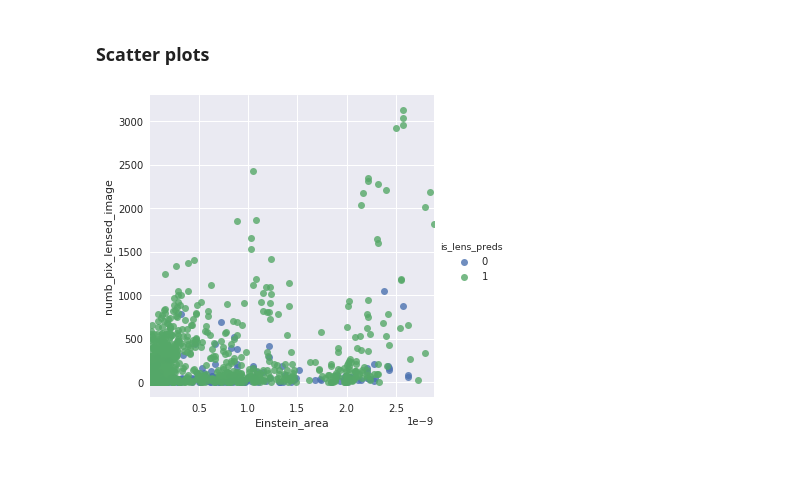
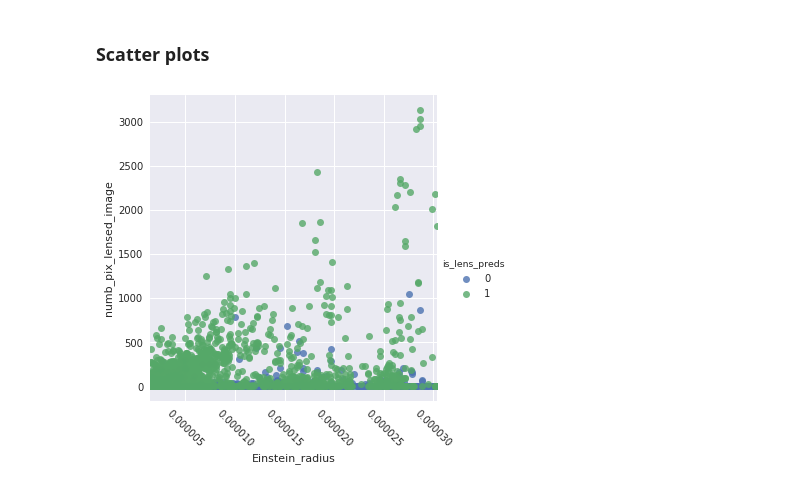
Before and after one commit to agoila/strong-lenses, a Jupyter notebook: Parameter Study.ipynb, the cells around one changed output. Cells and saved outputs as stored; diff of their text form; code cells hidden in the pictures.

```diff
--- a/Parameter Study.ipynb
+++ b/Parameter Study.ipynb
@@ -130,7 +132,7 @@ csv_test.head()
 | 3 | 116003 | 1 | 1 | 7.060000e-12 | 120 | 227.222 |
 | 4 | 116004 | 1 | 1 | 1.890000e-09 | 104 | 278.564 |
 # %%
-Einstein_radius = np.sqrt(csv_test.Einstein_area / (2 * np.pi))
+Einstein_radius = np.sqrt(csv_test.Einstein_area / (np.pi))
 # %%
 csv_test['Einstein_radius'] = Einstein_radius
 # %%
@@ -233,7 +237,8 @@ plt.legend(['true positives', 'false negatives']);
 # %% [markdown]
 ### Scatter plots
 # %%
-sns.lmplot(x='Einstein_area', y='numb_pix_lensed_image', data=positives, fit_reg=False, hue='is_lens_preds')
-plt.xlim([min(positives.Einstein_area), max(positives.Einstein_area)]);
+sns.lmplot(x='Einstein_radius', y='numb_pix_lensed_image', data=csv_test, fit_reg=False, hue='is_lens_preds')
+plt.xlim([min(csv_test.Einstein_radius), max(csv_test.Einstein_radius)])
+plt.xticks(rotation=-45);
 # %% [output]
-[figure, old version]
+[figure, new version]
```
Also changed, not shown: parts of 24 cells of this notebook.
